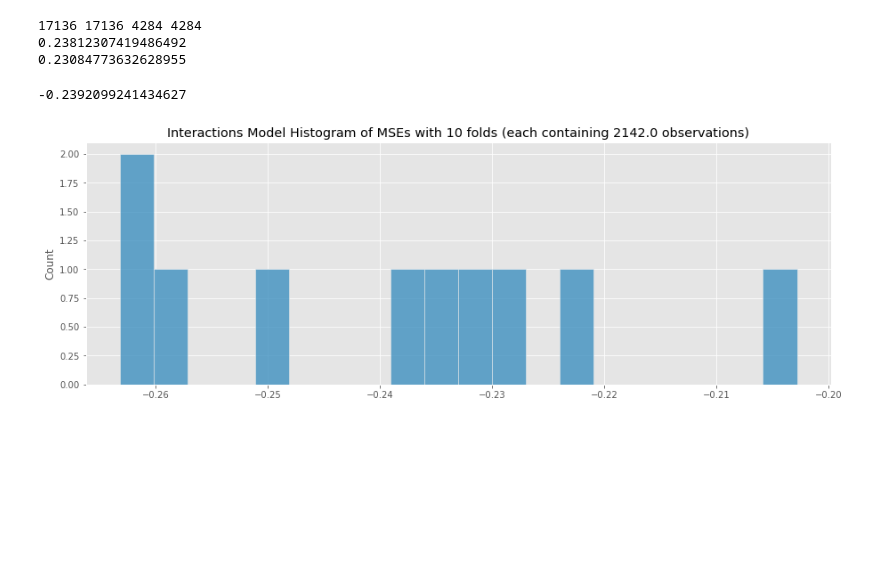
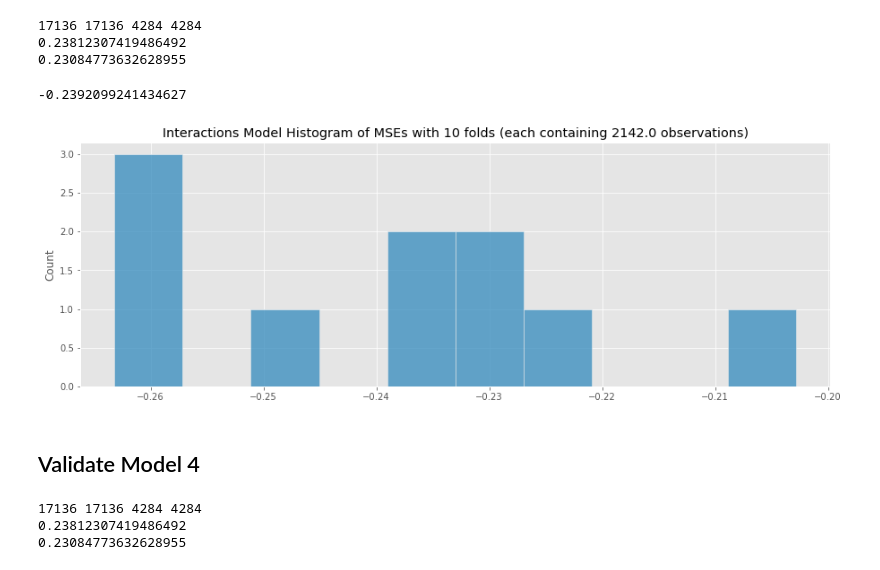
Before and after one commit to baotramduong/Portfolio_Project_Multivariate_Linear_Regression_King_County_Housing, a Jupyter notebook: Part II.B - Machine Learning with Log Transformation.ipynb, the cells around one changed output. Drawn from its saved outputs; the diff is of its cells as text; code cells hidden in the pictures; blank space fills up the shorter version.

```diff
--- a/Part II.B - Machine Learning with Log Transformation.ipynb
+++ b/Part II.B - Machine Learning with Log Transformation.ipynb
@@ -1480,17 +1683,54 @@ print(test_mse)
 # %%
 linreg = LinearRegression()
 
 cv_result = cross_val_score(linreg, X, y, cv = 10, scoring = 'neg_mean_squared_error')
 print(cv_result.mean())
 
 #visualize the cv_result
 folds = 10
 
 plt.figure(figsize = (15, 5))
-sns.histplot(cv_result, bins = 20);
+sns.histplot(cv_result, bins = 10);
 plt.title('Interactions Model Histogram of MSEs with {} folds (each containing {} observations)'
           .format(folds, round(len(preprocessed_log_1) / folds, 0)));
 plt.savefig('./Data & Figures/model_4_cv_result_histplot')
 # %% [output]
 -0.2392099241434627
-[figure, old version]
+[figure, new version]
+# %% [markdown]
+## Validate Model 4
+# %%
+#split the data into training and test sets. Use the default split size
+from sklearn.model_selection import train_test_split
+
+X_train, X_test, y_train, y_test = train_test_split(X, y, test_size = 0.20, random_state = 42)
+print(len(X_train), len(y_train), len(X_test), len(y_test))
+
+#import and initialize the linear regression model class
+from sklearn.linear_model import LinearRegression
+
+linreg = LinearRegression()
+
+#fit the model to train data
+linreg.fit(X_train, y_train)
+
+#calculate predictions on training and test sets
+y_hat_train = linreg.predict(X_train)
+y_hat_test = linreg.predict(X_test)
+
+#calculate residuals
+train_residual = y_hat_train - y_train
+test_residual = y_hat_test - y_test
+
+#calculate training and test MSE
+from sklearn.metrics import mean_squared_error
+
+train_mse = mean_squared_error(y_train, y_hat_train)
+test_mse = mean_squared_error(y_test, y_hat_test)
+
+print(train_mse)
+print(test_mse)
+# %% [output]
+17136 17136 4284 4284
+0.23812307419486492
+0.23084773632628955
```
Also changed, not shown: parts of 36 cells of this notebook.
